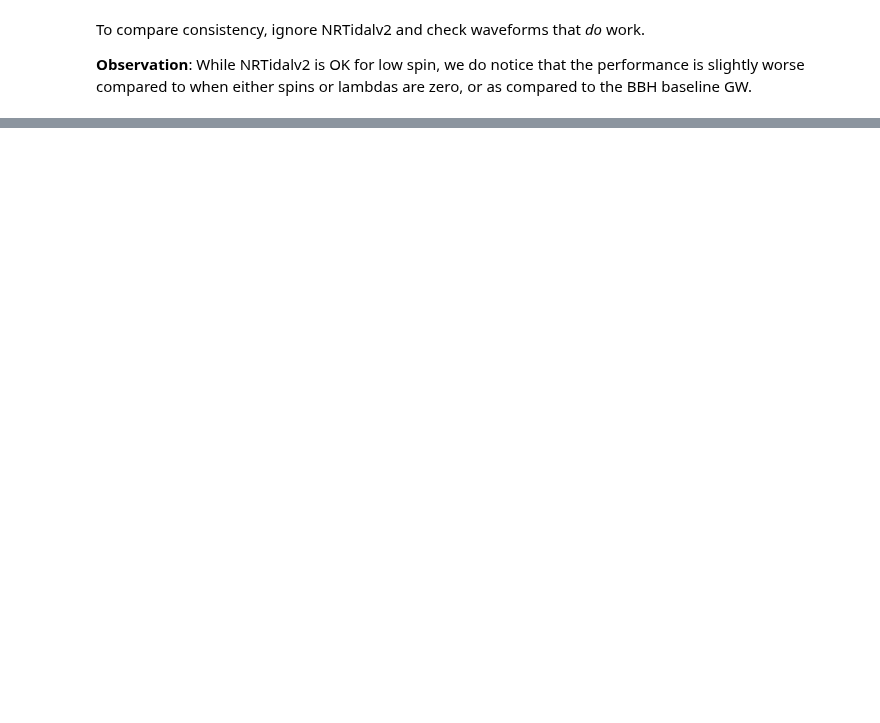
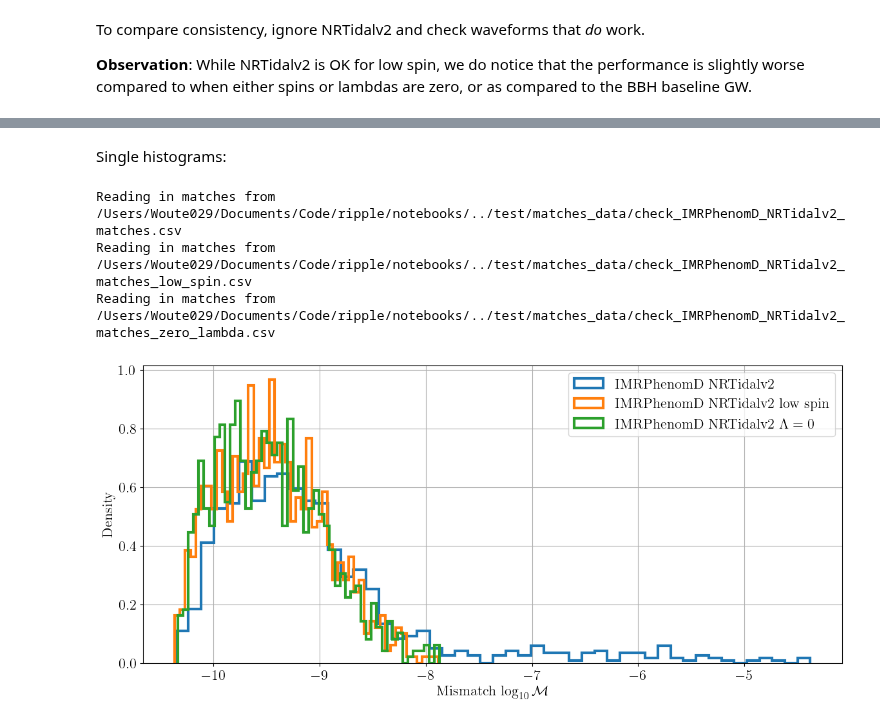
Before and after one commit to tedwards2412/ripple, a Jupyter notebook: notebooks/analyze_matches.ipynb, the cells around one changed output, grey strips where cells are left out. Drawn from its saved outputs; the diff is of its cells as text; code cells hidden in the pictures; blank space fills up the shorter version.

```diff
--- a/notebooks/analyze_matches.ipynb
+++ b/notebooks/analyze_matches.ipynb
@@ -234,0 +235,26 @@ plt.show()
+# %% [markdown]
+Single histograms:
+# %%
+mismatch_files = [os.path.join(os.getcwd(), f"../test/matches_data/check_IMRPhenomD_NRTidalv2_matches.csv"),
+                  os.path.join(os.getcwd(), f"../test/matches_data/check_IMRPhenomD_NRTidalv2_matches_low_spin.csv"),
+                  os.path.join(os.getcwd(), f"../test/matches_data/check_IMRPhenomD_NRTidalv2_matches_zero_lambda.csv")]
+
+names = ["IMRPhenomD NRTidalv2",
+         "IMRPhenomD NRTidalv2 low spin",
+         r"IMRPhenomD NRTidalv2 $\Lambda = 0$"]
+
+plt.figure(figsize = (14, 6))
+for mismatch_file, name in zip(mismatch_files, names):
+    print(f"Reading in matches from {mismatch_file}")
+    matches_df = pd.read_csv(mismatch_file)
+    mismatch_values = matches_df["mismatch"].values
+    plt.hist(mismatch_values, bins=50, histtype='step', linewidth=3, density=True, label=name)
+plt.xlabel(r"Mismatch $\log_{10} \mathcal{M}$")
+plt.legend()
+plt.ylabel("Density")
+plt.show()
+# %% [output]
+Reading in matches from /Users/Woute029/Documents/Code/ripple/notebooks/../test/matches_data/check_IMRPhenomD_NRTidalv2_matches.csv
+Reading in matches from /Users/Woute029/Documents/Code/ripple/notebooks/../test/matches_data/check_IMRPhenomD_NRTidalv2_matches_low_spin.csv
+Reading in matches from /Users/Woute029/Documents/Code/ripple/notebooks/../test/matches_data/check_IMRPhenomD_NRTidalv2_matches_zero_lambda.csv
+[figure, added]
```
Also changed, not shown: parts of 10 cells of this notebook, 9 other files.
